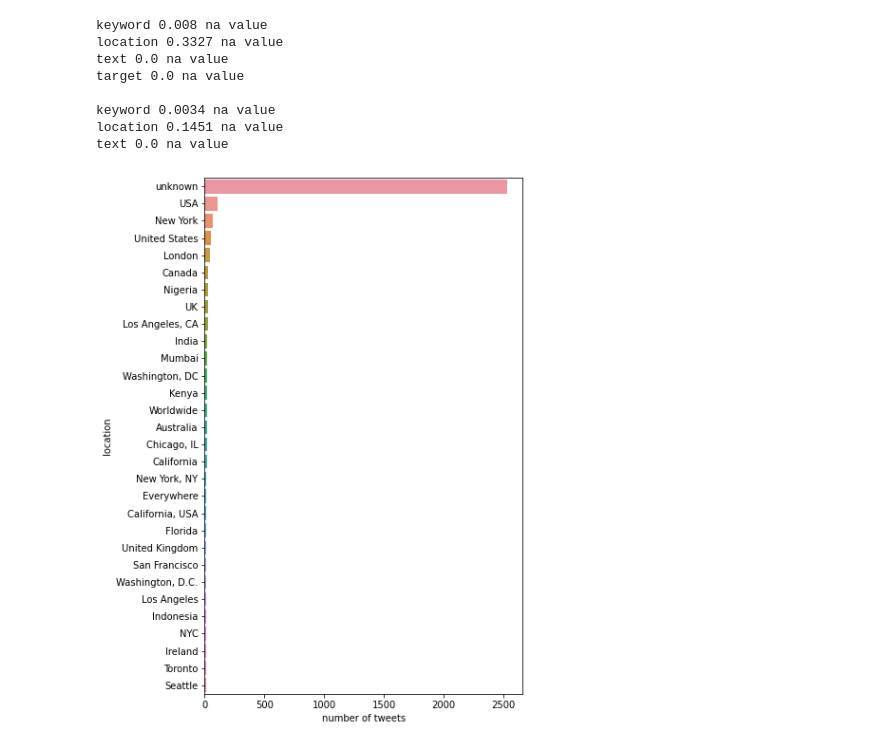
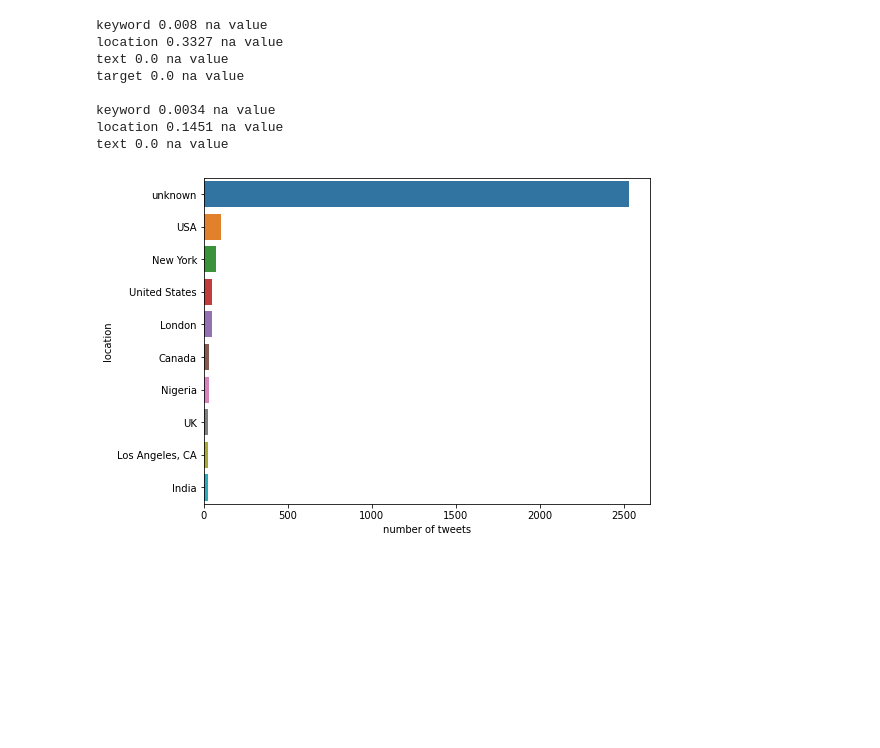
Before and after one commit to SINAABBASI/bertTweetClassification, a Jupyter notebook: main.ipynb, the cells around one changed output. Drawn from its saved outputs; the diff is of its cells as text; code cells hidden in the pictures; blank space fills up the shorter version.

Commit message:
visualization is done

```diff
--- a/main.ipynb
+++ b/main.ipynb
@@ -46,6 +73,7 @@ top30_loc = df_train.groupby(['location']).location.count().sort_values(ascendin
 # %%
-plt.figure(figsize = (6,10))
-sns.barplot(x = top30_loc, y = top30_loc.index);
+top20_loc = df_train.groupby(['location']).location.count().sort_values(ascending=False)[:10]
+plt.figure(figsize = (8,6))
+sns.barplot(x = top20_loc, y = top20_loc.index);
 plt.xlabel('number of tweets');
 # %% [output]
-[figure, old version]
+[figure, new version]
```
Also changed, not shown: parts of 16 cells of this notebook, 1 other file.
